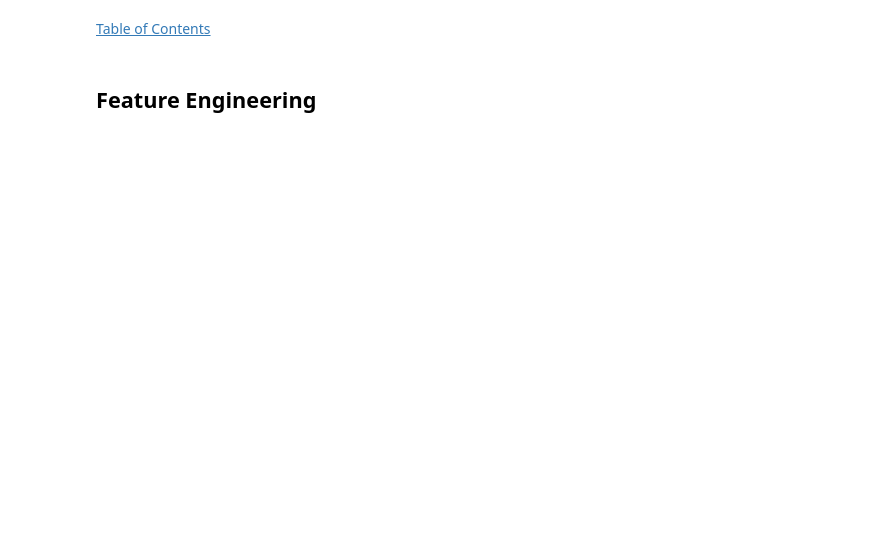
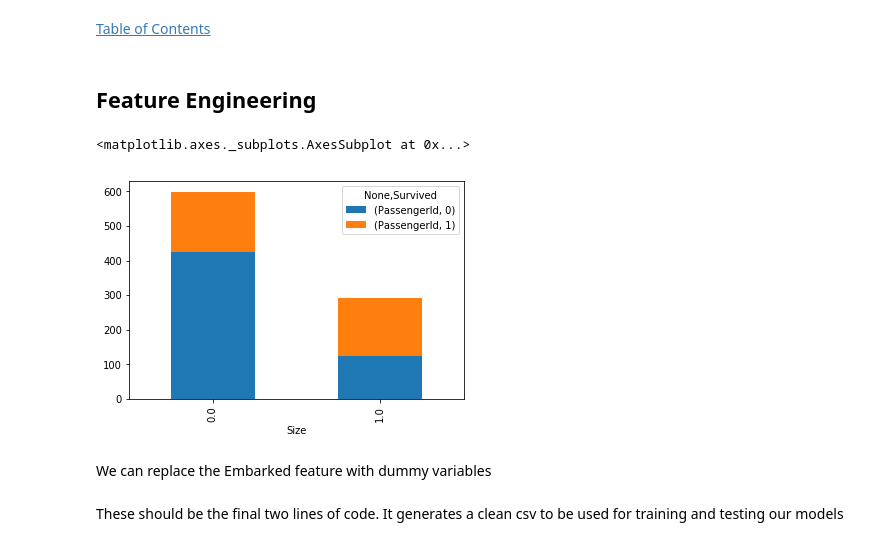
Before and after one commit to rymlaabiyad/ML_titanic, a Jupyter notebook: ML_Titanic.ipynb, the cells around one changed output. Saved outputs shown, nothing was run; the diff lists cells and outputs as text; code cells hidden in the pictures; blank space fills up the shorter version.

```diff
--- a/ML_Titanic.ipynb
+++ b/ML_Titanic.ipynb
@@ -349,7 +470,8 @@ data.Initial = pd.Categorical(data.Initial).codes
 # %%
 data.replace('male', 0, inplace=True)
 data.replace('female', 1, inplace=True)
-data.tail()
+data_test.replace('male', 0, inplace=True)
+data_test.replace('female', 1, inplace=True)
 # %%
 #We can try to fill the missing age values thanks to class and gender, using KNN
 
@@ -364,2 +488,15 @@ reg.score(X_age_test, y_age_test)
+# %%
+i = 0
+for j in range(data.shape[0]):
+    if(np.isnan(data.loc[j, 'Age'])):
+        data.loc[j, 'Age'] = pred_age[i]
+        i += 1
+# %%
+pred_age_test = reg.predict((data_test.loc[data_test['Age'].isna() == True]).iloc[:,[1,3,5,11]])
+k = 0
+for l in range(data_test.shape[0]):
+    if(np.isnan(data_test.loc[l, 'Age'])):
+        data_test.loc[l, 'Age'] = pred_age_test[k]
+        k += 1
 # %%
 data.boxplot('Age', by='Survived')
@@ -406,9 +559,3 @@ data[['PassengerId', 'Pclass']].groupby(['Pclass']).count()
 [Table of Contents](#toc)
 # %% [markdown]
 ## Feature Engineering  <a class="anchor" id="f3"></a>
-# %%
-#We can replace this feature with a 0 for ports Q and S, and 1 for port C
-
-data.replace('C', 1, inplace=True)
-data.replace('Q', 0, inplace=True)
-data.replace('S', 0, inplace=True)
@@ -419,0 +562,24 @@ data[['Survived', 'Pclass', 'Sex', 'Age', 'Fare', 'Size', 'Embarked']].to_csv('.
+# %%
+#Someone travelling alone or with a big group : Size = 0
+#Small family (between 2 and 4 members) : Size = 1
+
+size = np.zeros(data.shape[0])
+for i in range(data.shape[0]):
+    if(data.loc[i, 'FamilySize'] > 1 and data.loc[i, 'FamilySize'] < 5):
+        size[i] = 1
+
+size_test = np.zeros(data_test.shape[0])
+data_test['FamilySize'] = data_test['SibSp'] + data_test['Parch'] + 1
+for i in range(data_test.shape[0]):
+    if(data_test.loc[i, 'FamilySize'] > 1 and data_test.loc[i, 'FamilySize'] < 5):
+        size_test[i] = 1
+
+data['Size'] = size
+data_test['Size'] = size_test
+
+data[['PassengerId','Survived','Size']].groupby(['Size', 'Survived']).count().unstack().plot(kind='bar', stacked=True)
+# %% [output]
+<matplotlib.axes._subplots.AxesSubplot at 0x...>
+[figure, added]
+# %% [markdown]
+We can replace the Embarked feature with dummy variables
@@ -419,0 +596,3 @@ data[['Survived', 'Pclass', 'Sex', 'Age', 'Fare', 'Size', 'Embarked']].to_csv('.
+# %% [markdown]
+These should be the final two lines of code.
+It generates a clean csv to be used for training and testing our models
```
Also changed, not shown: parts of 70 cells of this notebook, 2 other files.
